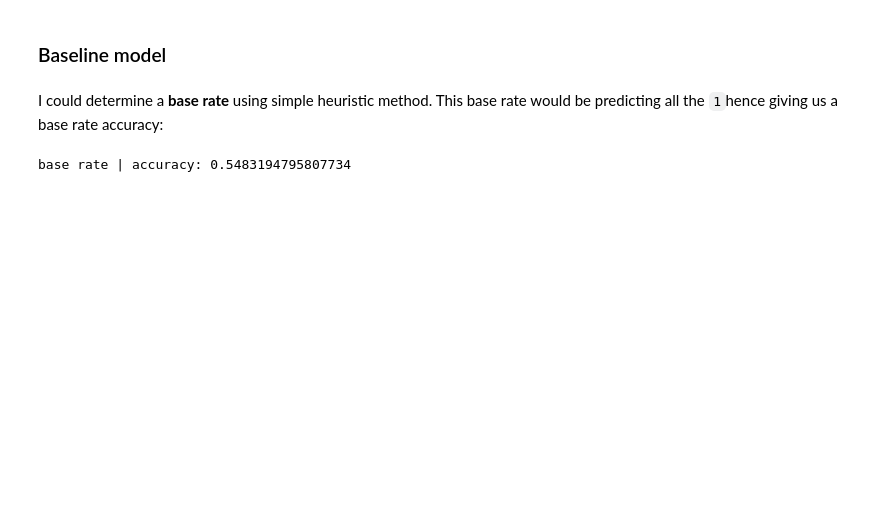
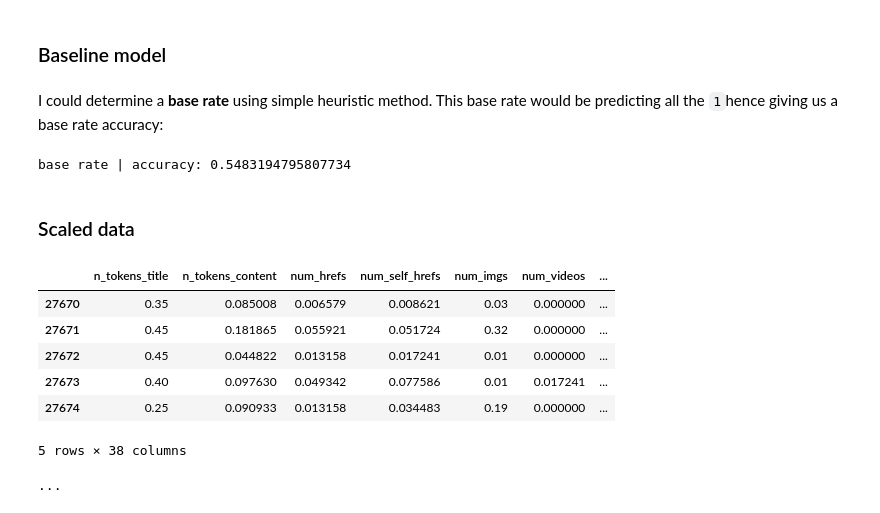
Before and after one commit to franckess/AzureML_Capstone, a Jupyter notebook: 00_Data_Prep.ipynb, the cells around one changed output. Saved outputs shown, nothing was run; the diff lists cells and outputs as text; code cells hidden in the pictures; blank space fills up the shorter version.

```diff
--- a/00_Data_Prep.ipynb
+++ b/00_Data_Prep.ipynb
@@ -175,8 +175,3 @@ X_test = test_df.drop(['shares', 'timedelta','label'], axis=1)
 y_train = train_df['label']
 y_test = test_df['label']
 X_names = list(X_train.columns)
-
-#Feature Scaling - MinMax Scaler
-sc = MinMaxScaler()
-X_train = sc.fit_transform(X_train)
-X_test = sc.transform(X_test)
@@ -188,3 +203,40 @@ I could determine a **base rate** using simple heuristic method. This base rate
 print('base rate | accuracy:',sum(y_test)/len(y_test))
 # %% [output]
 base rate | accuracy: 0.5483194795807734
+# %% [markdown]
+### Scaled data
+# %%
+col_ex = ['data_channel_is_lifestyle',
+ 'data_channel_is_entertainment',
+ 'data_channel_is_bus',
+ 'data_channel_is_socmed',
+ 'data_channel_is_tech',
+ 'data_channel_is_world',
+ 'weekday_is_monday',
+ 'weekday_is_tuesday',
+ 'weekday_is_wednesday',
+ 'weekday_is_thursday',
+ 'weekday_is_friday',
+ 'weekday_is_saturday',
+ 'weekday_is_sunday',
+ 'is_weekend']
+
+cols_to_norm = [col for col in X_train.columns if col not in col_ex]
+
+#Feature Scaling - MinMax Scaler
+from sklearn.preprocessing import MinMaxScaler
+sc = MinMaxScaler()
+X_train[cols_to_norm] = sc.fit_transform(X_train[cols_to_norm])
+X_test[cols_to_norm] = sc.transform(X_test[cols_to_norm])
+
+display(X_train.head())
+print("...")
+# %% [output]
+|  | n_tokens_title | n_tokens_content | num_hrefs | num_self_hrefs | num_imgs | num_videos | ... |
+| 27670 | 0.35 | 0.085008 | 0.006579 | 0.008621 | 0.03 | 0.000000 | ... |
+| 27671 | 0.45 | 0.181865 | 0.055921 | 0.051724 | 0.32 | 0.000000 | ... |
+| 27672 | 0.45 | 0.044822 | 0.013158 | 0.017241 | 0.01 | 0.000000 | ... |
+| 27673 | 0.40 | 0.097630 | 0.049342 | 0.077586 | 0.01 | 0.017241 | ... |
+| 27674 | 0.25 | 0.090933 | 0.013158 | 0.034483 | 0.19 | 0.000000 | ... |
+5 rows × 38 columns
+...
```
Also changed, not shown: parts of 3 cells of this notebook.
